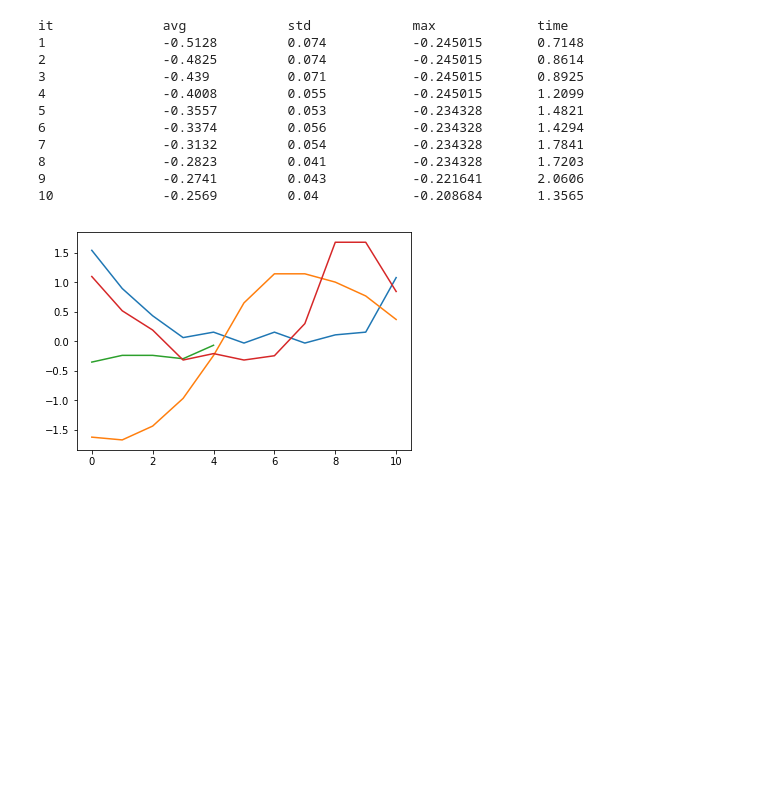
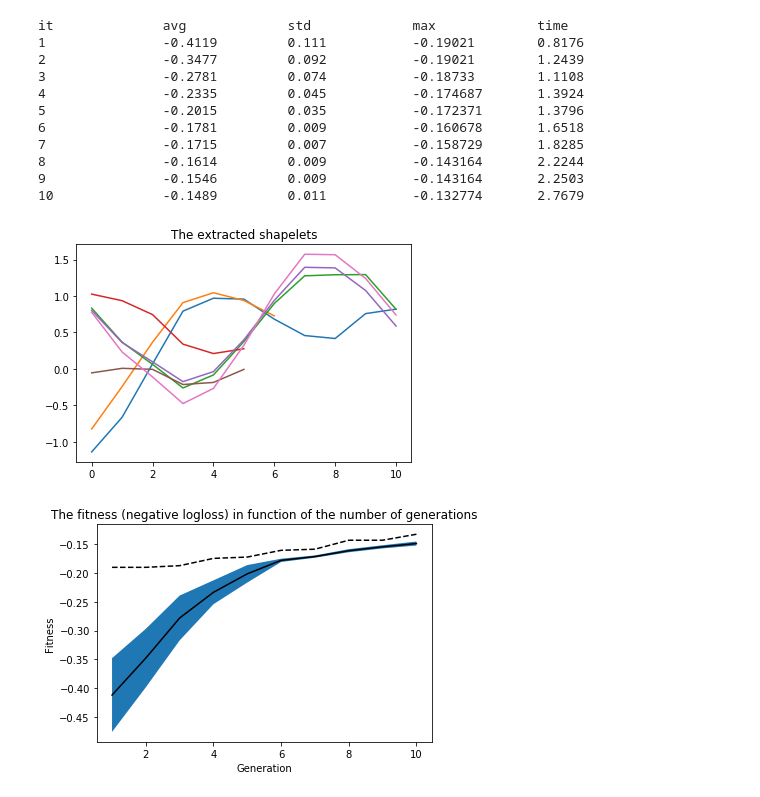
Before and after one commit to predict-idlab/GENDIS, a Jupyter notebook: gendis/example.ipynb, the cells around one changed output. Saved outputs shown, nothing was run; the diff lists cells and outputs as text; code cells hidden in the pictures; blank space fills up the shorter version.

Commit message:
you can now plot the history of the fitness

```diff
--- a/gendis/example.ipynb
+++ b/gendis/example.ipynb
@@ -39,26 +39,44 @@ plt.show()
 # %%
 # Extract the shapelets using the train set. Enabled verbosity.
 # Plotting is possible too, by setting plot='notebook' in jupyter or True else
 genetic_extractor = GeneticExtractor(verbose=True, population_size=50, iterations=10, plot=None)
 genetic_extractor.fit(X_train, y_train)
 
 plt.figure()
 for shap in genetic_extractor.shapelets:
     plt.plot(shap)
+plt.title('The extracted shapelets')
 plt.show()
+
+x, y, y_err, y_max = [], [], [], []
+for it, stat in genetic_extractor.history:
+    x.append(it)
+    y.append(stat['avg'])
+    y_err.append(stat['std'] ** 1.25)
+    y_max.append(stat['max'])
+x, y, y_err, y_max = np.array(x), np.array(y), np.array(y_err), np.array(y_max)
+
+plt.plot(x, y, 'k-')
+plt.fill_between(x, y-y_err, y+y_err)
+plt.plot(x, y_max, 'k--')
+plt.title('The fitness (negative logloss) in function of the number of generations')
+plt.xlabel('Generation')
+plt.ylabel('Fitness')
+plt.show()
 # %% [output]
 it              avg             std             max             time
-1               -0.5128         0.074           -0.245015       0.7148
-2               -0.4825         0.074           -0.245015       0.8614
-3               -0.439          0.071           -0.245015       0.8925
-4               -0.4008         0.055           -0.245015       1.2099
-5               -0.3557         0.053           -0.234328       1.4821
-6               -0.3374         0.056           -0.234328       1.4294
-7               -0.3132         0.054           -0.234328       1.7841
-8               -0.2823         0.041           -0.234328       1.7203
-9               -0.2741         0.043           -0.221641       2.0606
-10              -0.2569         0.04            -0.208684       1.3565
+1               -0.4119         0.111           -0.19021        0.8176
+2               -0.3477         0.092           -0.19021        1.2439
+3               -0.2781         0.074           -0.18733        1.1108
+4               -0.2335         0.045           -0.174687       1.3924
+5               -0.2015         0.035           -0.172371       1.3796
+6               -0.1781         0.009           -0.160678       1.6518
+7               -0.1715         0.007           -0.158729       1.8285
+8               -0.1614         0.009           -0.143164       2.2244
+9               -0.1546         0.009           -0.143164       2.2503
+10              -0.1489         0.011           -0.132774       2.7679
-[figure, old version]
+[figure, new version]
+[figure, added]
 # %%
 # Calculate distances from timeseries to extracted shapelets and fit a Logistic Regression model
 distances_train = genetic_extractor.transform(X_train)
```
Also changed, not shown: parts of 2 cells of this notebook, 1 other file.
